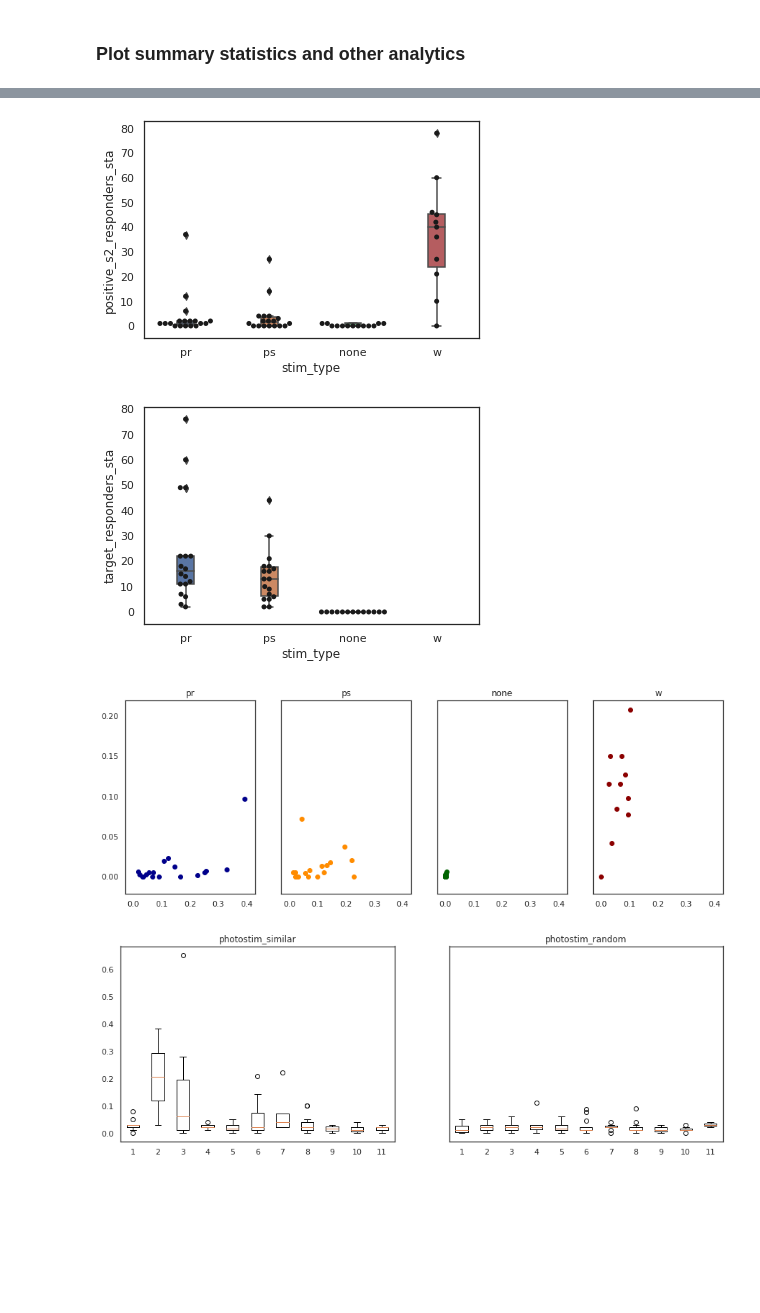
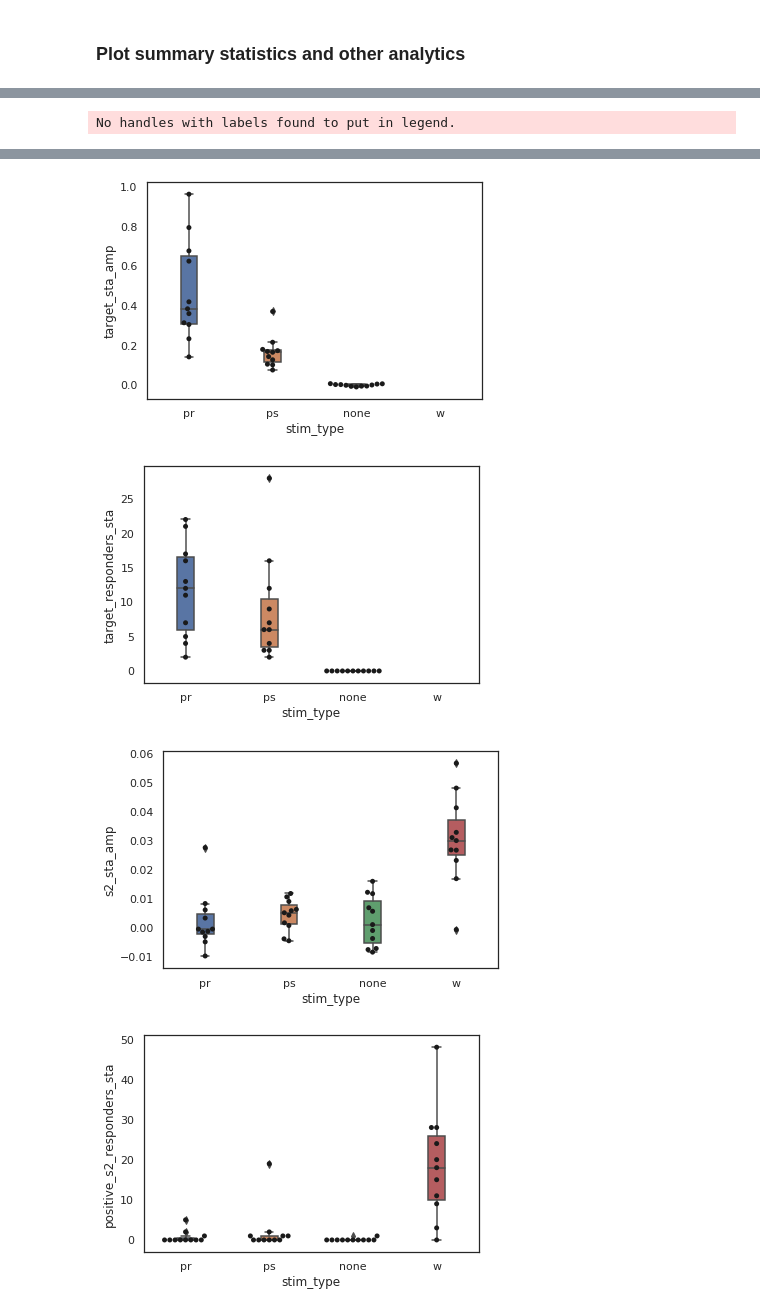
Before and after one commit to Packer-Lab/Vape, a Jupyter notebook: jupyter/rob/interareal_plotting.ipynb, the cells around one changed output, grey strips where cells are left out. Saved outputs shown, nothing was run; the diff lists cells and outputs as text; code cells hidden in the pictures; blank space fills up the shorter version.

Commit message:
cleaning up and making code more efficient (use of numpy), ironing out bugs, grand average plotting

```diff
--- a/jupyter/rob/interareal_plotting.ipynb
+++ b/jupyter/rob/interareal_plotting.ipynb
@@ -57,8 +57,8 @@ Collecting analysed data for pickled object: /home/rlees/mnt/qnap/pkl_files/2020
 # %% [markdown]
 ### Create master object and collate all analysis from individual experiments
 # %%
-# master_obj = ip.interarealPlotting(pkl_folder)
+master_obj = ip.interarealPlotting(pkl_folder)
 
-# with open(master_path, 'wb') as f:
-#     pickle.dump(master_obj, f)
+with open(master_path, 'wb') as f:
+    pickle.dump(master_obj, f)
 # %% [output]
@@ -73,20 +73,22 @@ with open(master_path, 'rb') as f:
 # master_obj.plotWhiskerBias()
 
 # Plot mean STA dFF amplitude across all cells in group
-# master_obj.boxplotSummaryStat('target_sta_amp')
+master_obj.boxplotSummaryStat('target_sta_amp')
+master_obj.boxplotSummaryStat('target_responders_sta')
 # plt.savefig(os.path.join(fig_save_path, 'target_sta_amp.svg'))
 # master_obj.boxplotSummaryStat('non_target_sta_amp')
-# master_obj.boxplotSummaryStat('s2_sta_amp')
-# master_obj.boxplotSummaryStat('stim_freq')
+master_obj.boxplotSummaryStat('s2_sta_amp')
 master_obj.boxplotSummaryStat('positive_s2_responders_sta')
-master_obj.boxplotSummaryStat('target_responders_sta')
+master_obj.boxplotSummaryStat('stim_freq')
+
+
 # plt.savefig(os.path.join(fig_save_path, 'positive_s2_responders_sta.svg'))
 
 # Plot distribution of STA amplitudes across all cells in group
 # master_obj.distributionSummaryStat('s2_sta')
 
 # Plot mean STA dFF trace across all cells in group
-# master_obj.lineplotSTA('target_sta')
+master_obj.lineplotSTA('target_sta')
 # plt.savefig(os.path.join(fig_save_path, 'target_sta.svg'))
 # master_obj.lineplotSTA('non_target_sta')
 # master_obj.lineplotSTA('s2_sta')
@@ -100,8 +102,8 @@ master_obj.boxplotSummaryStat('target_responders_sta')
 # plt.savefig(os.path.join(fig_save_path, 'prob_response_scatter.svg'))
 
 # Plot reliable responders over 100 trials (STA)
-# master_obj.scatterResponseSTA(['target_responders_sta', 'positive_s2_responders_sta'], proportion=False)
-master_obj.scatterResponseSTA(['positive_s1_responders_sta', 'positive_s2_responders_sta'], proportion=True)
+master_obj.scatterResponseSTA(['target_responders_sta', 'positive_s2_responders_sta'], proportion=False)
+# master_obj.scatterResponseSTA(['positive_s1_responders_sta', 'positive_s2_responders_sta'], proportion=True)
 
 # Plot all responders per trial (> 2 S.D. of baseline)
 # master_obj.scatterResponseTrial(['target_responders_trial_sum', 'positive_s2_responders_trial'], proportion=True)
@@ -134,0 +126 @@ Random: 2 out of 9
+No handles with labels found to put in legend.
@@ -135,4 +144,4 @@ Random: 2 out of 9
-[figure, old version]
+[figure, new version]
-[figure, old version]
+[figure, new version]
-[figure, old version]
+[figure, new version]
-[figure, old version]
+[figure, new version]
```
Also changed, not shown: parts of 3 cells of this notebook, 6 other files.
